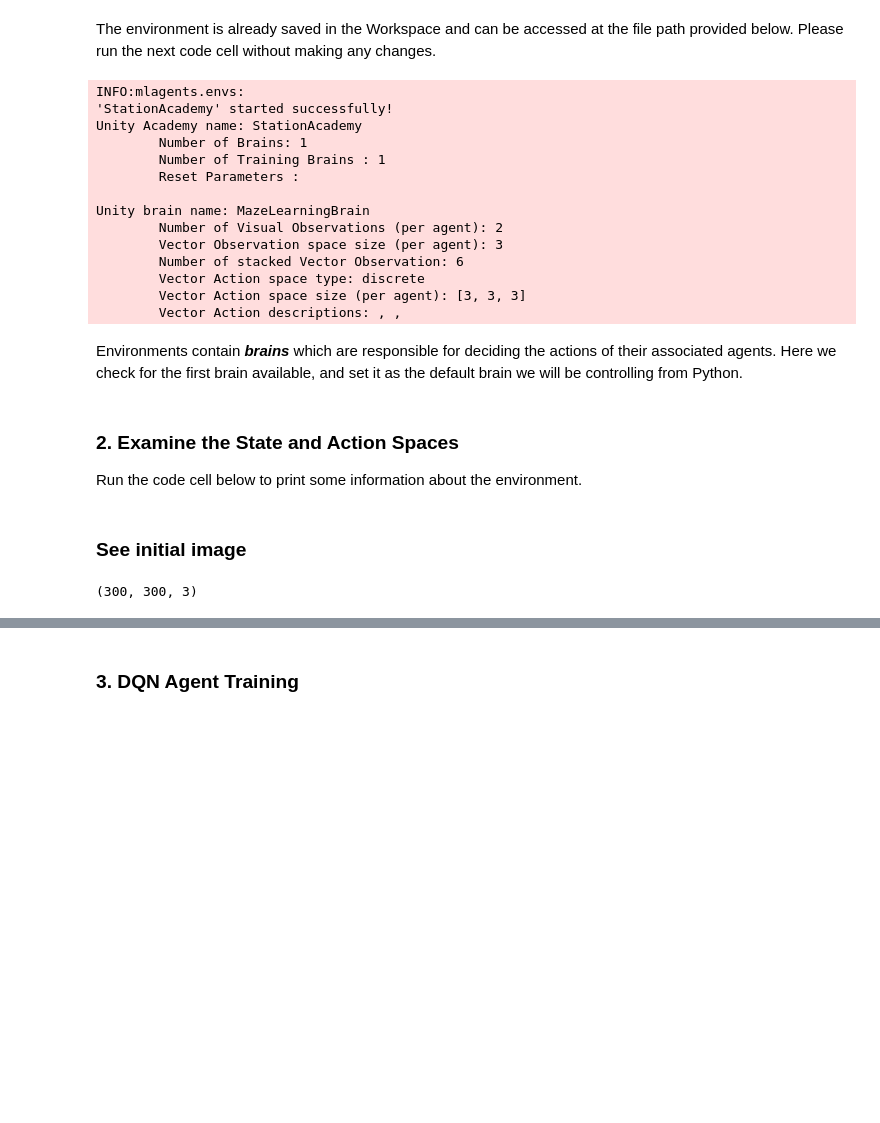
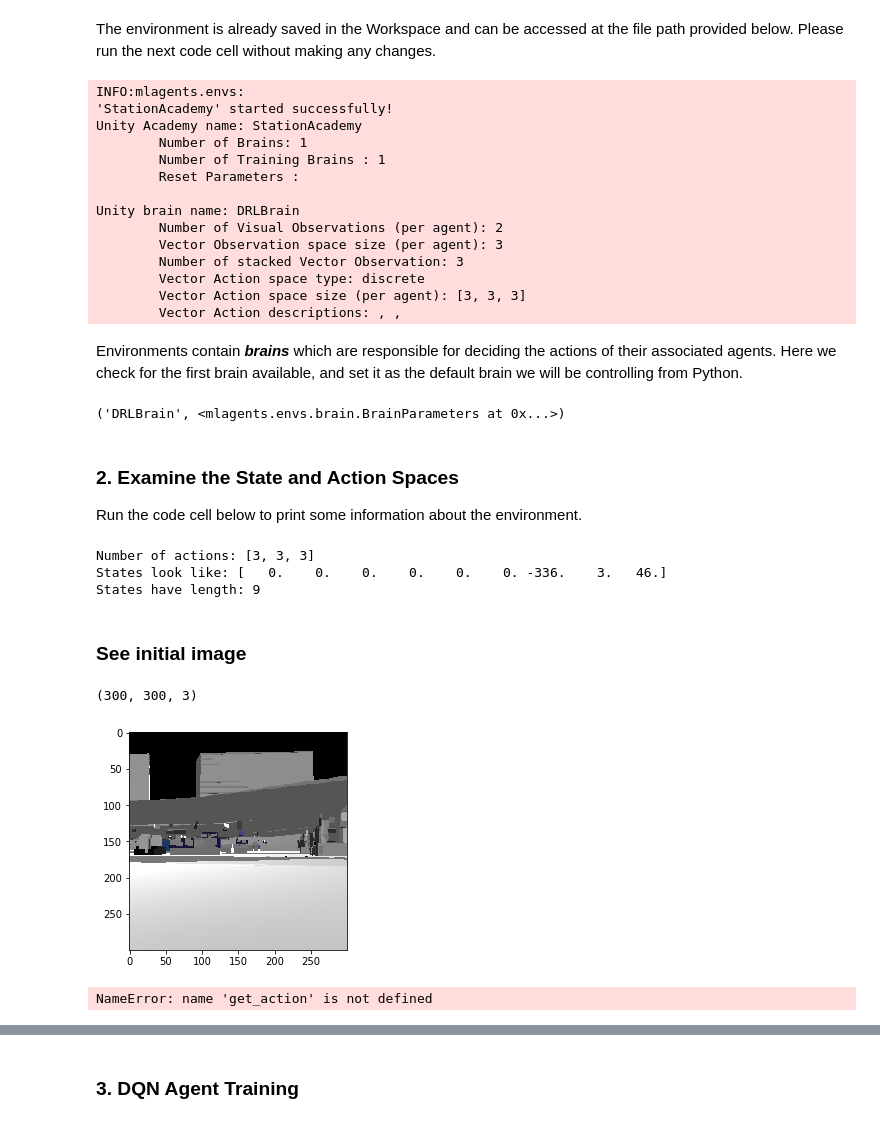
Before and after one commit to wzt1001/scl-navigation, a Jupyter notebook: Navigation.ipynb, the cells around one changed output, grey strips where cells are left out. Cells and saved outputs as stored; diff of their text form; code cells hidden in the pictures; blank space fills up the shorter version.

```diff
--- a/Navigation.ipynb
+++ b/Navigation.ipynb
@@ -13,7 +13,9 @@ import torch
 import matplotlib.pyplot as plt
 
 # env_name = 'maze_architecture_win'
-env_name = 'aug_22_vcs'
+# env_name = 'aug_22_vcs'
+env_name = 'sep_1_vcs'
+# env_name = 'sep_1_banana'
 
 # please do not modify the line below
 # env = UnityEnvironment(file_name="Banana")
@@ -26,10 +28,10 @@ Unity Academy name: StationAcademy
         Number of Training Brains : 1
         Reset Parameters :
 
-Unity brain name: MazeLearningBrain
+Unity brain name: DRLBrain
         Number of Visual Observations (per agent): 2
         Vector Observation space size (per agent): 3
-        Number of stacked Vector Observation: 6
+        Number of stacked Vector Observation: 3
         Vector Action space type: discrete
         Vector Action space size (per agent): [3, 3, 3]
         Vector Action descriptions: , ,
@@ -39,6 +41,9 @@ Environments contain **_brains_** which are responsible for deciding the actions
 # get the default brain
 brain_name = env.brain_names[0]
 brain = env.brains[brain_name]
+brain_name, brain
+# %% [output]
+('DRLBrain', <mlagents.envs.brain.BrainParameters at 0x...>)
 # %% [markdown]
 ### 2. Examine the State and Action Spaces
 
@@ -46,9 +54,6 @@ Run the code cell below to print some information about the environment.
 # %%
-# reset the environment
-env_info = env.reset(train_mode=True)[brain_name]
-
 # number of agents in the environment
-print('Number of agents:', len(env_info.agents))
+# print('Number of agents:', len(env_info.agents))
 
 # number of actions
 action_size = brain.vector_action_space_size
@@ -59,15 +64,20 @@ state = env_info.vector_observations[0]
 print('States look like:', state)
 state_size = len(state)
 print('States have length:', state_size)
+# %% [output]
+Number of actions: [3, 3, 3]
+States look like: [   0.    0.    0.    0.    0.    0. -336.    3.   46.]
+States have length: 9
 # %% [markdown]
 ### See initial image
 # %%
 img = np.asarray(env_info.visual_observations)
-# imgplt = plt.imshow(img[0][0])
+imgplt = plt.imshow(img[0][0])
 height, width, channel = img[0][0].shape
-img[0][0].shape
+height, width, channel
 # %% [output]
 (300, 300, 3)
+[figure, added]
 # %%
 import torch
 import time
@@ -79,3 +90,17 @@ from agent import Agent
 
 model_weight_name = 'checkpoint.pth'
 agent = Agent(state_size=300, action_size=9, seed=0)
+# %%
+action = 8
+state = np.transpose(np.asarray(env_info.visual_observations)[0][0], (2, 0, 1))
+action_transformed = get_action(action)
+print(action_transformed)
+
+reward = env_info.rewards[0]
+done = env_info.local_done[0]
+
+env_info = env.step(action_transformed)[brain_name]
+next_state = np.transpose(np.asarray(env_info.visual_observations)[0][0], (2, 0, 1))
+agent.step(state, action, reward, next_state, done)
+# %% [output]
+NameError: name 'get_action' is not defined
```
Also changed, not shown: parts of 8 cells of this notebook.
